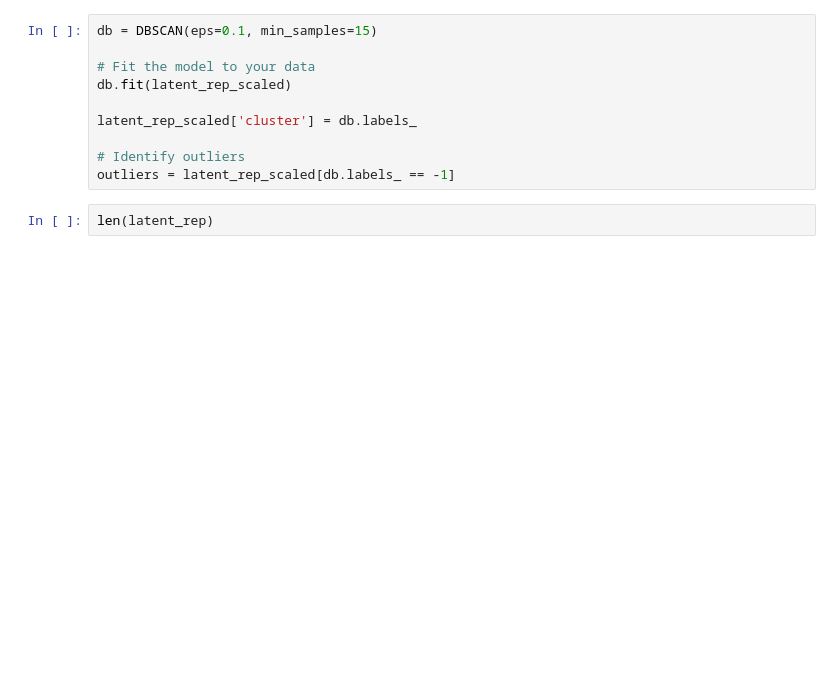
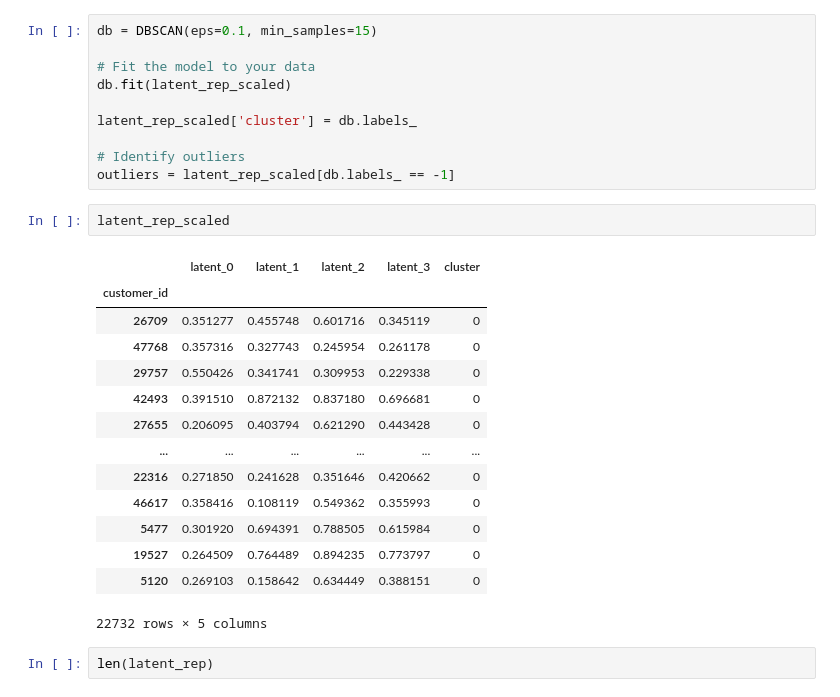
Before and after one commit to master-boda/Client-Segmentation-with-U-MAP-Embedding, a Jupyter notebook: src/preproc/dbscan.ipynb, the cells around one changed output. Drawn from its saved outputs; the diff is of its cells as text; blank space fills up the shorter version.

```diff
--- a/src/preproc/dbscan.ipynb
+++ b/src/preproc/dbscan.ipynb
@@ -40,6 +40,23 @@ latent_rep_scaled['cluster'] = db.labels_
 
 # Identify outliers
 outliers = latent_rep_scaled[db.labels_ == -1]
+# %%
+latent_rep_scaled
+# %% [output]
+|  | latent_0 | latent_1 | latent_2 | latent_3 | cluster |
+| customer_id |  |  |  |  |  |
+| 26709 | 0.351277 | 0.455748 | 0.601716 | 0.345119 | 0 |
+| 47768 | 0.357316 | 0.327743 | 0.245954 | 0.261178 | 0 |
+| 29757 | 0.550426 | 0.341741 | 0.309953 | 0.229338 | 0 |
+| 42493 | 0.391510 | 0.872132 | 0.837180 | 0.696681 | 0 |
+| 27655 | 0.206095 | 0.403794 | 0.621290 | 0.443428 | 0 |
+| ... | ... | ... | ... | ... | ... |
+| 22316 | 0.271850 | 0.241628 | 0.351646 | 0.420662 | 0 |
+| 46617 | 0.358416 | 0.108119 | 0.549362 | 0.355993 | 0 |
+| 5477 | 0.301920 | 0.694391 | 0.788505 | 0.615984 | 0 |
+| 19527 | 0.264509 | 0.764489 | 0.894235 | 0.773797 | 0 |
+| 5120 | 0.269103 | 0.158642 | 0.634449 | 0.388151 | 0 |
+22732 rows × 5 columns
 # %%
 len(latent_rep)
 # %% [output]
```
Also changed, not shown: parts of 10 cells of this notebook.
